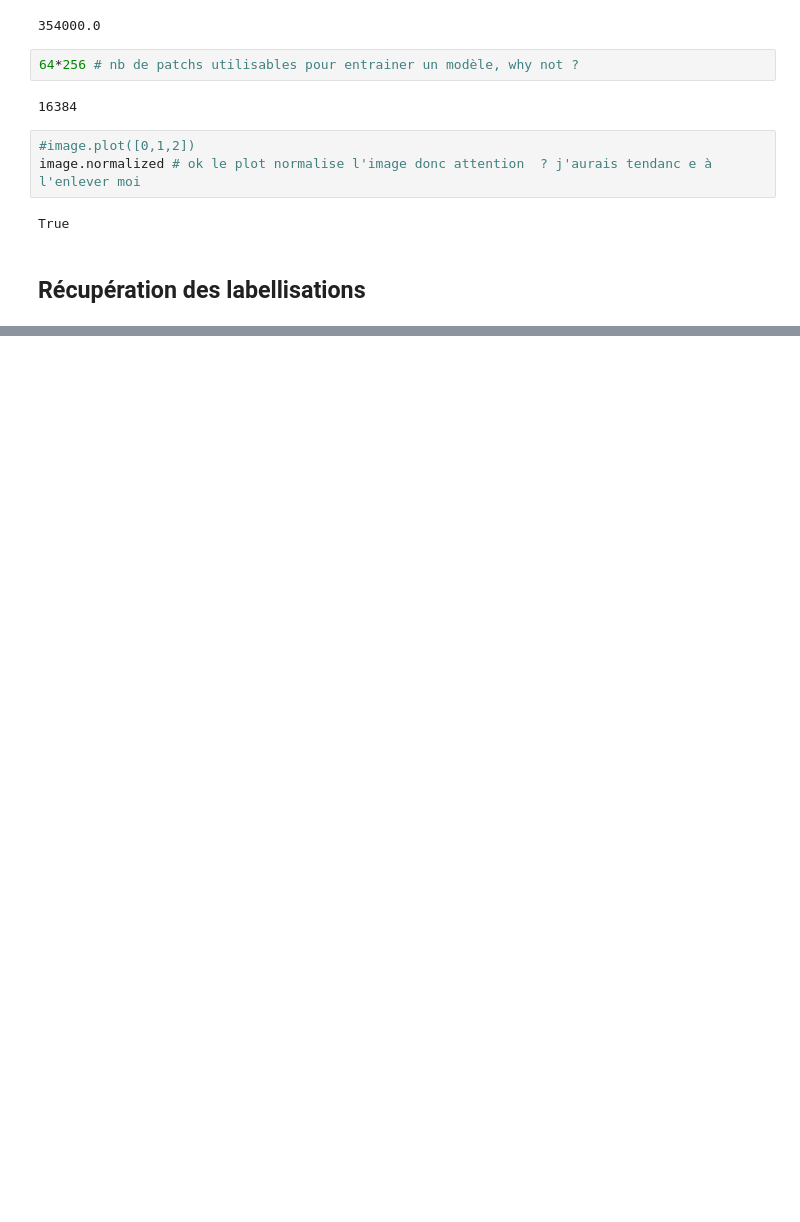
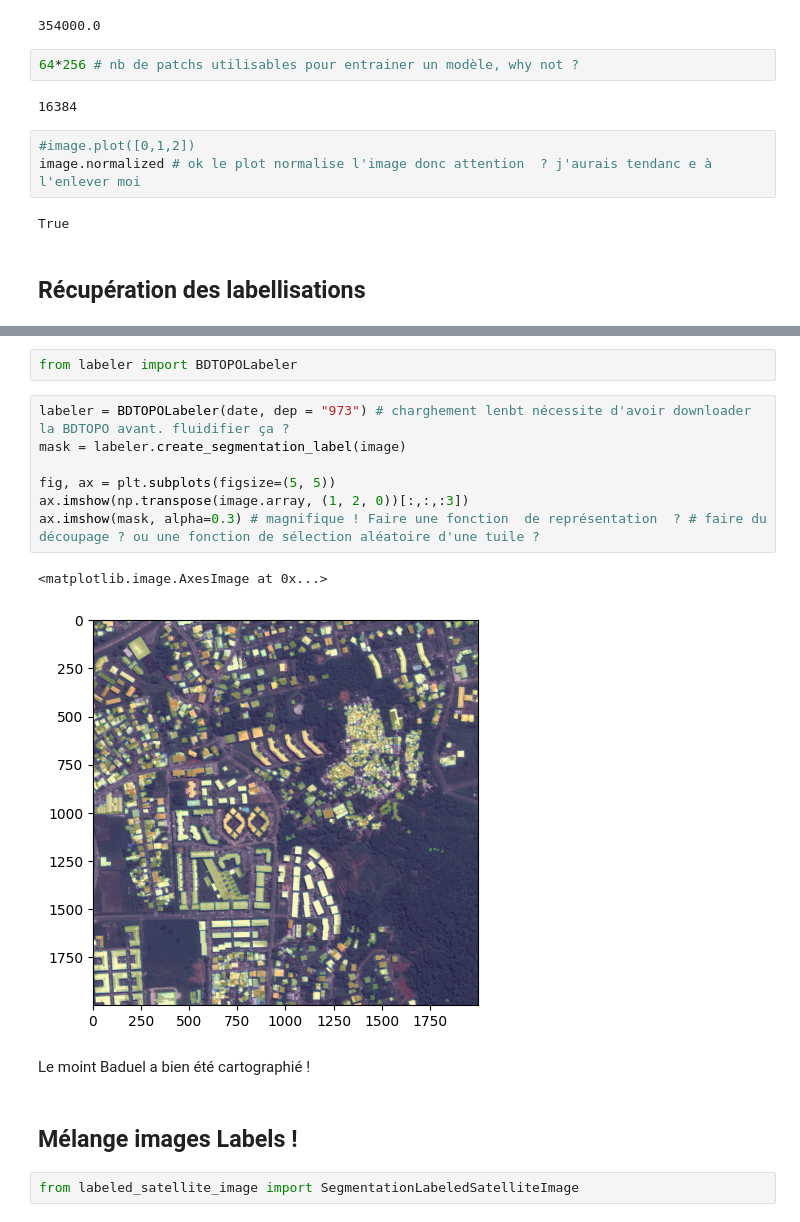
Before and after one commit to InseeFrLab/detection-habitat-spontane, a Jupyter notebook: notebooks/prise_en_main_framework.ipynb, the cells around one changed output, grey strips where cells are left out. Saved outputs shown, nothing was run; the diff lists cells and outputs as text; blank space fills up the shorter version.

```diff
--- a/notebooks/prise_en_main_framework.ipynb
+++ b/notebooks/prise_en_main_framework.ipynb
@@ -105,0 +171,18 @@ PermissionError: Forbidden
+# %%
+from labeler import BDTOPOLabeler
+# %%
+labeler = BDTOPOLabeler(date, dep = "973") # charghement lenbt nécessite d'avoir downloader la BDTOPO avant. fluidifier ça ?
+mask = labeler.create_segmentation_label(image)
+
+fig, ax = plt.subplots(figsize=(5, 5))
+ax.imshow(np.transpose(image.array, (1, 2, 0))[:,:,:3])
+ax.imshow(mask, alpha=0.3) # magnifique ! Faire une fonction  de représentation  ? # faire du découpage ? ou une fonction de sélection aléatoire d'une tuile ?
+# %% [output]
+<matplotlib.image.AxesImage at 0x...>
+[figure, added]
+# %% [markdown]
+Le moint Baduel a bien été cartographié !
+# %% [markdown]
+## Mélange images Labels !
+# %%
+from labeled_satellite_image import SegmentationLabeledSatelliteImage
```
Also changed, not shown: parts of 21 cells of this notebook.
